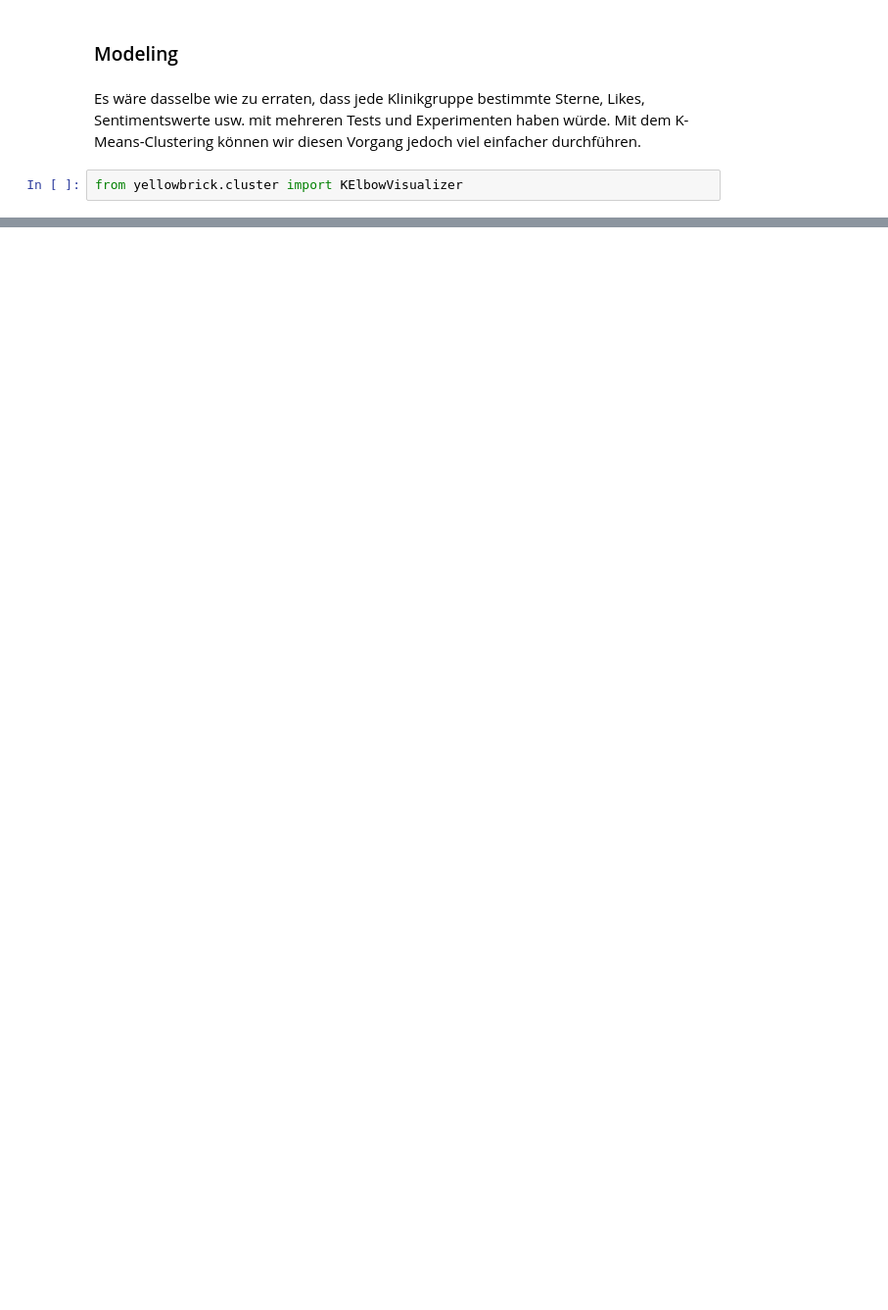
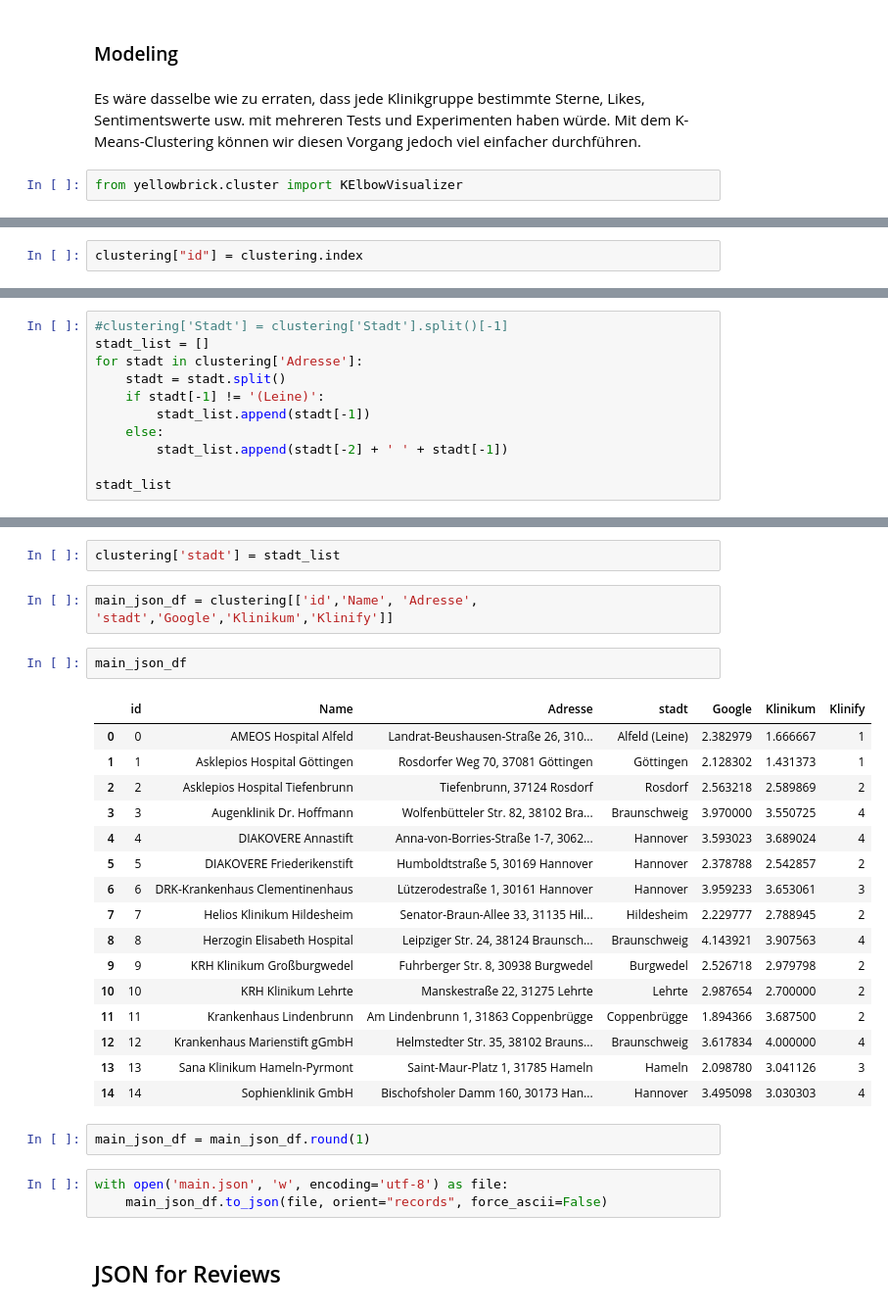
Before and after one commit to Tanerrr/Klinify, a Jupyter notebook: Data Cleaning.ipynb, the cells around one changed output, grey strips where cells are left out. Shown at 98% size. Saved outputs shown, nothing was run; the diff lists cells and outputs as text; blank space fills up the shorter version.

```diff
--- a/Data Cleaning.ipynb
+++ b/Data Cleaning.ipynb
@@ -507,0 +619,2 @@ ml_ergebnis
+# %%
+clustering["id"] = clustering.index
@@ -507,0 +640,11 @@ ml_ergebnis
+# %%
+#clustering['Stadt'] = clustering['Stadt'].split()[-1]
+stadt_list = []
+for stadt in clustering['Adresse']:
+    stadt = stadt.split()
+    if stadt[-1] != '(Leine)':
+        stadt_list.append(stadt[-1])
+    else:
+        stadt_list.append(stadt[-2] + ' ' + stadt[-1])
+
+stadt_list
@@ -507,0 +667,30 @@ ml_ergebnis
+# %%
+clustering['stadt'] = stadt_list
+# %%
+main_json_df = clustering[['id','Name', 'Adresse', 'stadt','Google','Klinikum','Klinify']]
+# %%
+main_json_df
+# %% [output]
+|  | id | Name | Adresse | stadt | Google | Klinikum | Klinify |
+| 0 | 0 | AMEOS Hospital Alfeld | Landrat-Beushausen-Straße 26, 310... | Alfeld (Leine) | 2.382979 | 1.666667 | 1 |
+| 1 | 1 | Asklepios Hospital Göttingen | Rosdorfer Weg 70, 37081 Göttingen | Göttingen | 2.128302 | 1.431373 | 1 |
+| 2 | 2 | Asklepios Hospital Tiefenbrunn | Tiefenbrunn, 37124 Rosdorf | Rosdorf | 2.563218 | 2.589869 | 2 |
+| 3 | 3 | Augenklinik Dr. Hoffmann | Wolfenbütteler Str. 82, 38102 Bra... | Braunschweig | 3.970000 | 3.550725 | 4 |
+| 4 | 4 | DIAKOVERE Annastift | Anna-von-Borries-Straße 1-7, 3062... | Hannover | 3.593023 | 3.689024 | 4 |
+| 5 | 5 | DIAKOVERE Friederikenstift | Humboldtstraße 5, 30169 Hannover | Hannover | 2.378788 | 2.542857 | 2 |
+| 6 | 6 | DRK-Krankenhaus Clementinenhaus | Lützerodestraße 1, 30161 Hannover | Hannover | 3.959233 | 3.653061 | 3 |
+| 7 | 7 | Helios Klinikum Hildesheim | Senator-Braun-Allee 33, 31135 Hil... | Hildesheim | 2.229777 | 2.788945 | 2 |
+| 8 | 8 | Herzogin Elisabeth Hospital | Leipziger Str. 24, 38124 Braunsch... | Braunschweig | 4.143921 | 3.907563 | 4 |
+| 9 | 9 | KRH Klinikum Großburgwedel | Fuhrberger Str. 8, 30938 Burgwedel | Burgwedel | 2.526718 | 2.979798 | 2 |
+| 10 | 10 | KRH Klinikum Lehrte | Manskestraße 22, 31275 Lehrte | Lehrte | 2.987654 | 2.700000 | 2 |
+| 11 | 11 | Krankenhaus Lindenbrunn | Am Lindenbrunn 1, 31863 Coppenbrügge | Coppenbrügge | 1.894366 | 3.687500 | 2 |
+| 12 | 12 | Krankenhaus Marienstift gGmbH | Helmstedter Str. 35, 38102 Brauns... | Braunschweig | 3.617834 | 4.000000 | 4 |
+| 13 | 13 | Sana Klinikum Hameln-Pyrmont | Saint-Maur-Platz 1, 31785 Hameln | Hameln | 2.098780 | 3.041126 | 3 |
+| 14 | 14 | Sophienklinik GmbH | Bischofsholer Damm 160, 30173 Han... | Hannover | 3.495098 | 3.030303 | 4 |
+# %%
+main_json_df = main_json_df.round(1)
+# %%
+with open('main.json', 'w', encoding='utf-8') as file:
+    main_json_df.to_json(file, orient="records", force_ascii=False)
+# %% [markdown]
+## JSON for Reviews
```
Also changed, not shown: parts of 106 cells of this notebook, 7 other files.
